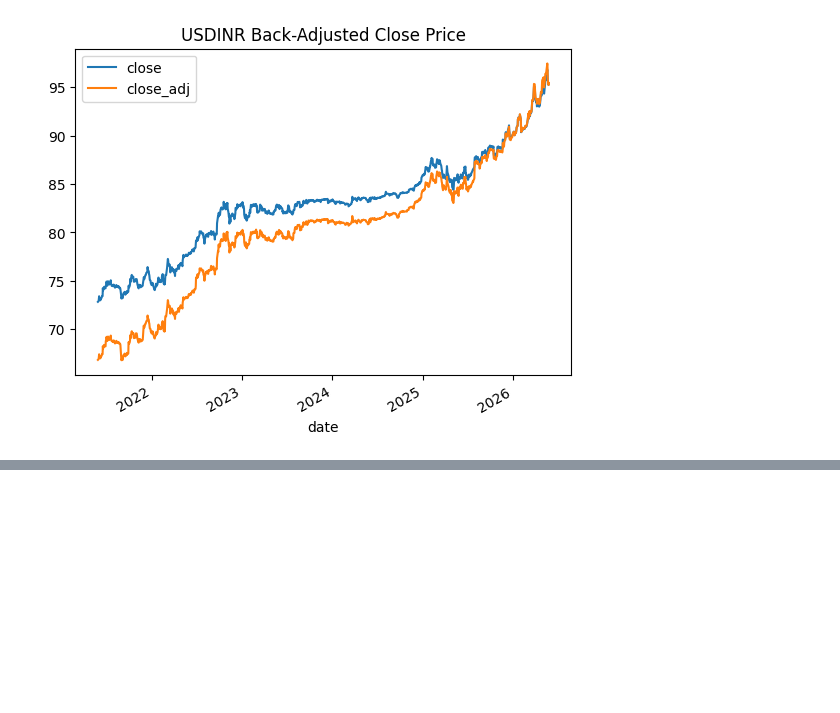
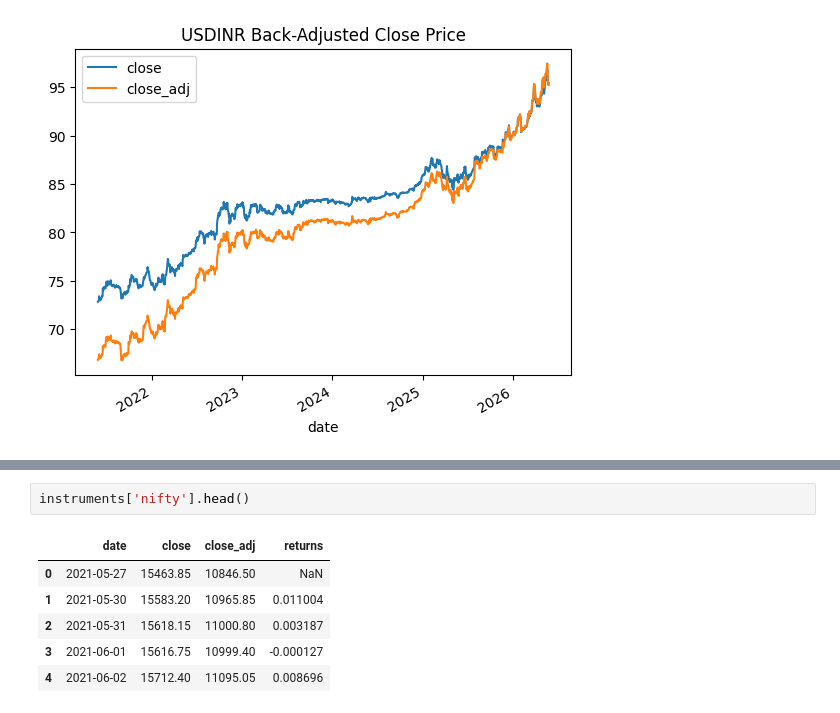
Before and after one commit to harsha-vardhan-v/algorithmic-trading, a Jupyter notebook: backtest.ipynb, the cells around one changed output, grey strips where cells are left out. Drawn from its saved outputs; the diff is of its cells as text; blank space fills up the shorter version.

```diff
--- a/backtest.ipynb
+++ b/backtest.ipynb
@@ -358,0 +800,9 @@ usdinr_backadj.plot(x="date", y=["close", "close_adj"], title="USDINR Back-Adjus
+# %%
+instruments['nifty'].head()
+# %% [output]
+|  | date | close | close_adj | returns |
+| 0 | 2021-05-27 | 15463.85 | 10846.50 | NaN |
+| 1 | 2021-05-30 | 15583.20 | 10965.85 | 0.011004 |
+| 2 | 2021-05-31 | 15618.15 | 11000.80 | 0.003187 |
+| 3 | 2021-06-01 | 15616.75 | 10999.40 | -0.000127 |
+| 4 | 2021-06-02 | 15712.40 | 11095.05 | 0.008696 |
```
Also changed, not shown: parts of 9 cells of this notebook, 1 other file.
